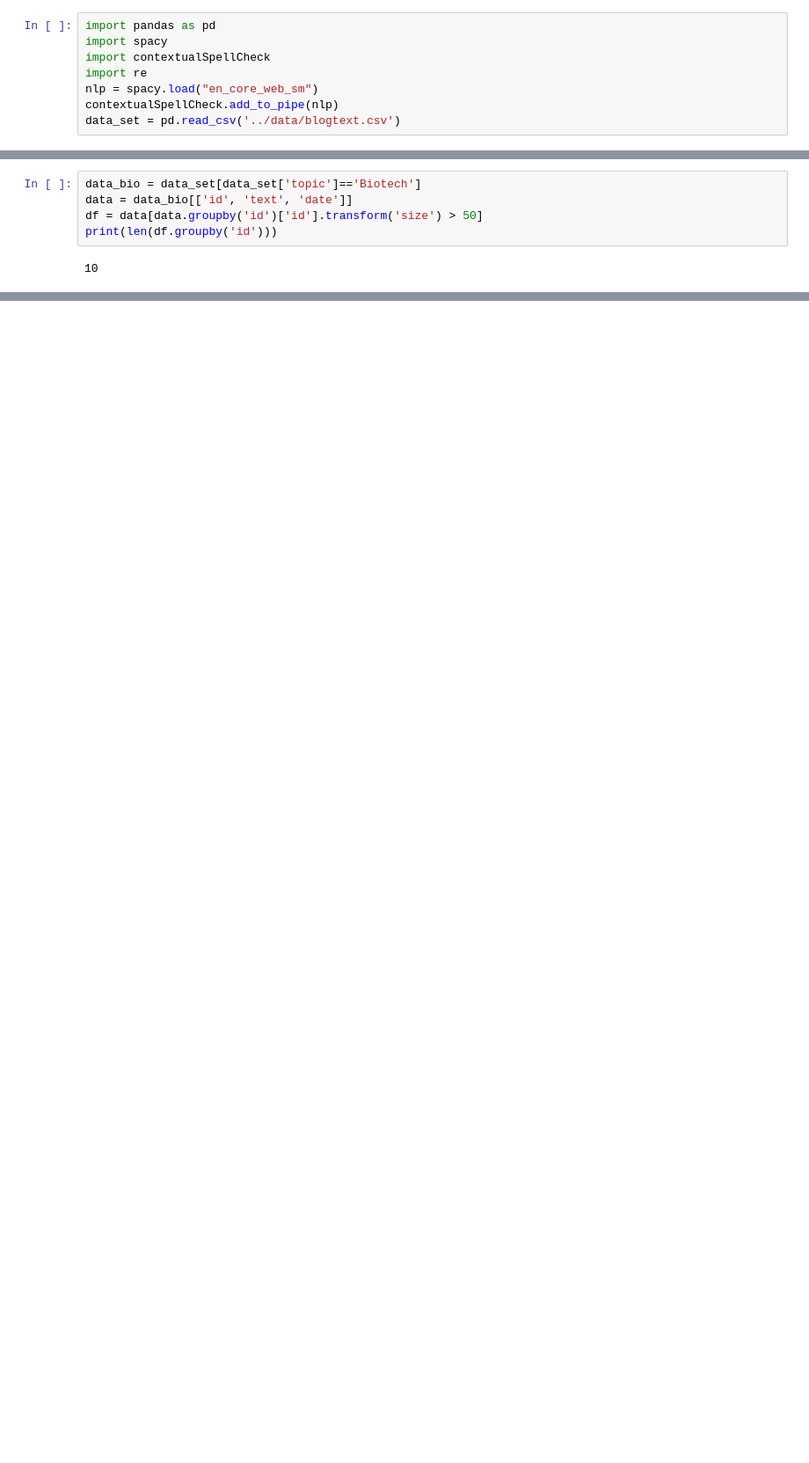
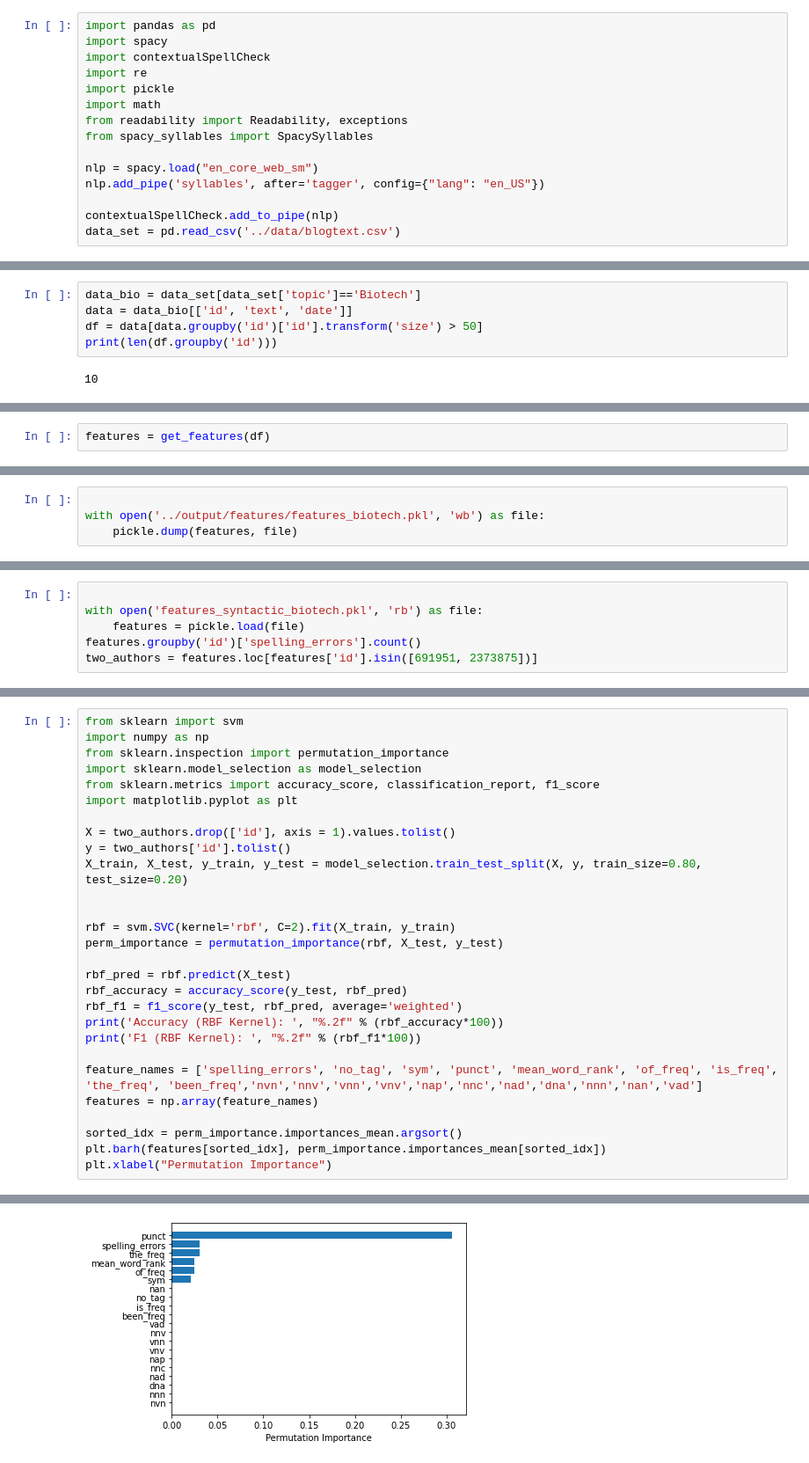
Before and after one commit to Malina03/Authorship-Attribution, a Jupyter notebook: src/feature_extraction.ipynb, the cells around one changed output, grey strips where cells are left out. Shown: that part at 88% size. Cells and saved outputs as stored; diff of their text form; blank space fills up the shorter version.

Commit message:
added readability features

```diff
--- a/src/feature_extraction.ipynb
+++ b/src/feature_extraction.ipynb
@@ -3,7 +3,14 @@ import pandas as pd
 import spacy
 import contextualSpellCheck
 import re
+import pickle
+import math
+from readability import Readability, exceptions
+from spacy_syllables import SpacySyllables
+
 nlp = spacy.load("en_core_web_sm")
+nlp.add_pipe('syllables', after='tagger', config={"lang": "en_US"})
+
 contextualSpellCheck.add_to_pipe(nlp)
 data_set = pd.read_csv('../data/blogtext.csv')
 # %%
@@ -179,0 +191,2 @@ ValueError: x and y must be the same size
+# %%
+features = get_features(df)
@@ -179,0 +211,4 @@ ValueError: x and y must be the same size
+# %%
+
+with open('../output/features/features_biotech.pkl', 'wb') as file:
+    pickle.dump(features, file)
@@ -179,0 +239,6 @@ ValueError: x and y must be the same size
+# %%
+
+with open('features_syntactic_biotech.pkl', 'rb') as file:
+    features = pickle.load(file)
+features.groupby('id')['spelling_errors'].count()
+two_authors = features.loc[features['id'].isin([691951, 2373875])]
@@ -179,0 +247,29 @@ ValueError: x and y must be the same size
+# %%
+from sklearn import svm
+import numpy as np
+from sklearn.inspection import permutation_importance
+import sklearn.model_selection as model_selection
+from sklearn.metrics import accuracy_score, classification_report, f1_score
+import matplotlib.pyplot as plt
+
+X = two_authors.drop(['id'], axis = 1).values.tolist()
+y = two_authors['id'].tolist()
+X_train, X_test, y_train, y_test = model_selection.train_test_split(X, y, train_size=0.80, test_size=0.20)
+
+
+rbf = svm.SVC(kernel='rbf', C=2).fit(X_train, y_train)
+perm_importance = permutation_importance(rbf, X_test, y_test)
+
+rbf_pred = rbf.predict(X_test)
+rbf_accuracy = accuracy_score(y_test, rbf_pred)
+rbf_f1 = f1_score(y_test, rbf_pred, average='weighted')
+print('Accuracy (RBF Kernel): ', "%.2f" % (rbf_accuracy*100))
+print('F1 (RBF Kernel): ', "%.2f" % (rbf_f1*100))
+
+feature_names = ['spelling_errors', 'no_tag', 'sym', 'punct', 'mean_word_rank', 'of_freq', 'is_freq', 'the_freq', 'been_freq','nvn','nnv','vnn','vnv','nap','nnc','nad','dna','nnn','nan','vad']
+features = np.array(feature_names)
+
+sorted_idx = perm_importance.importances_mean.argsort()
+plt.barh(features[sorted_idx], perm_importance.importances_mean[sorted_idx])
+plt.xlabel("Permutation Importance")
+# %% [output]
@@ -179,0 +279 @@ ValueError: x and y must be the same size
+[figure, added]
```
Also changed, not shown: parts of 11 cells of this notebook, 1 other file.
